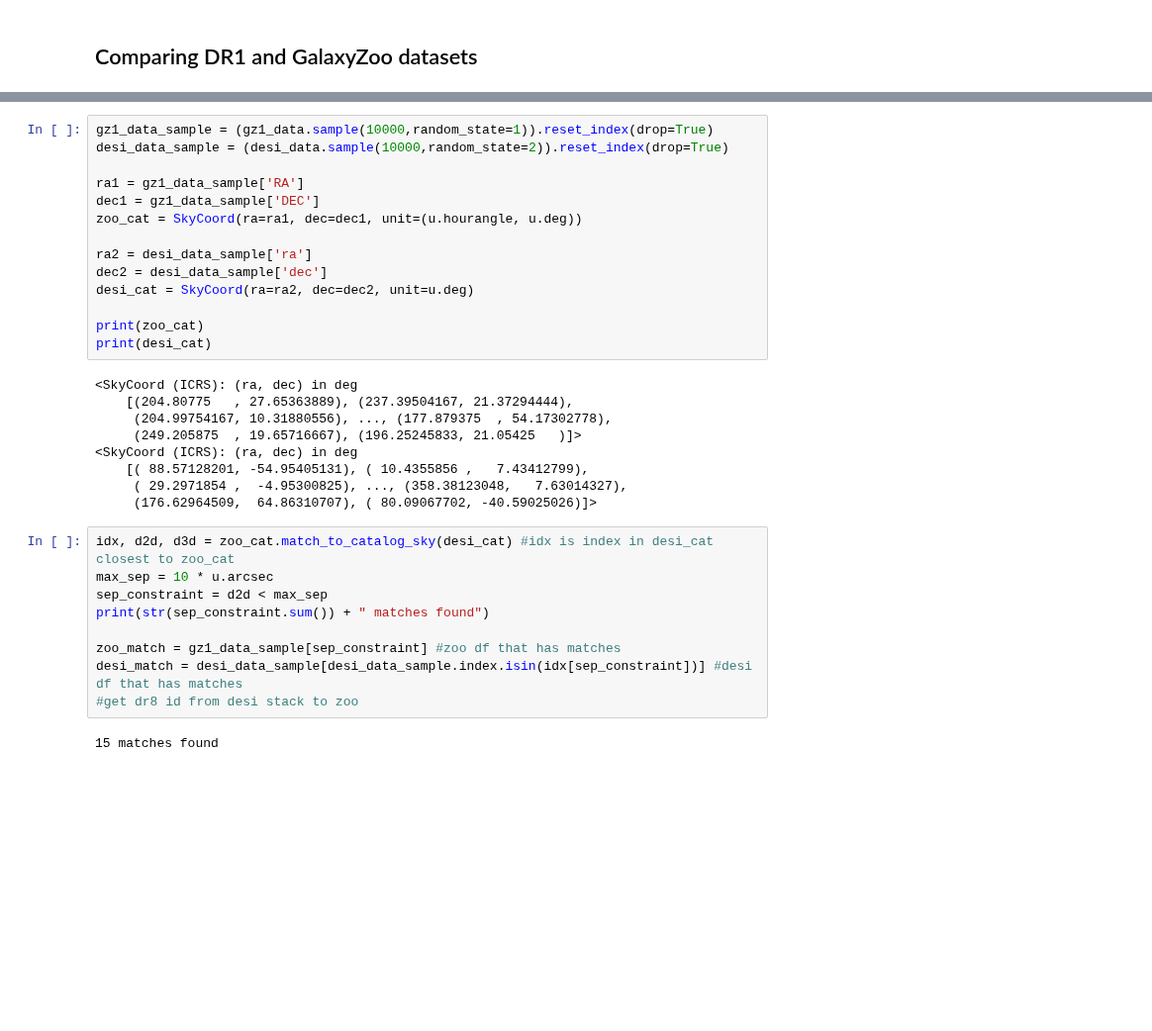
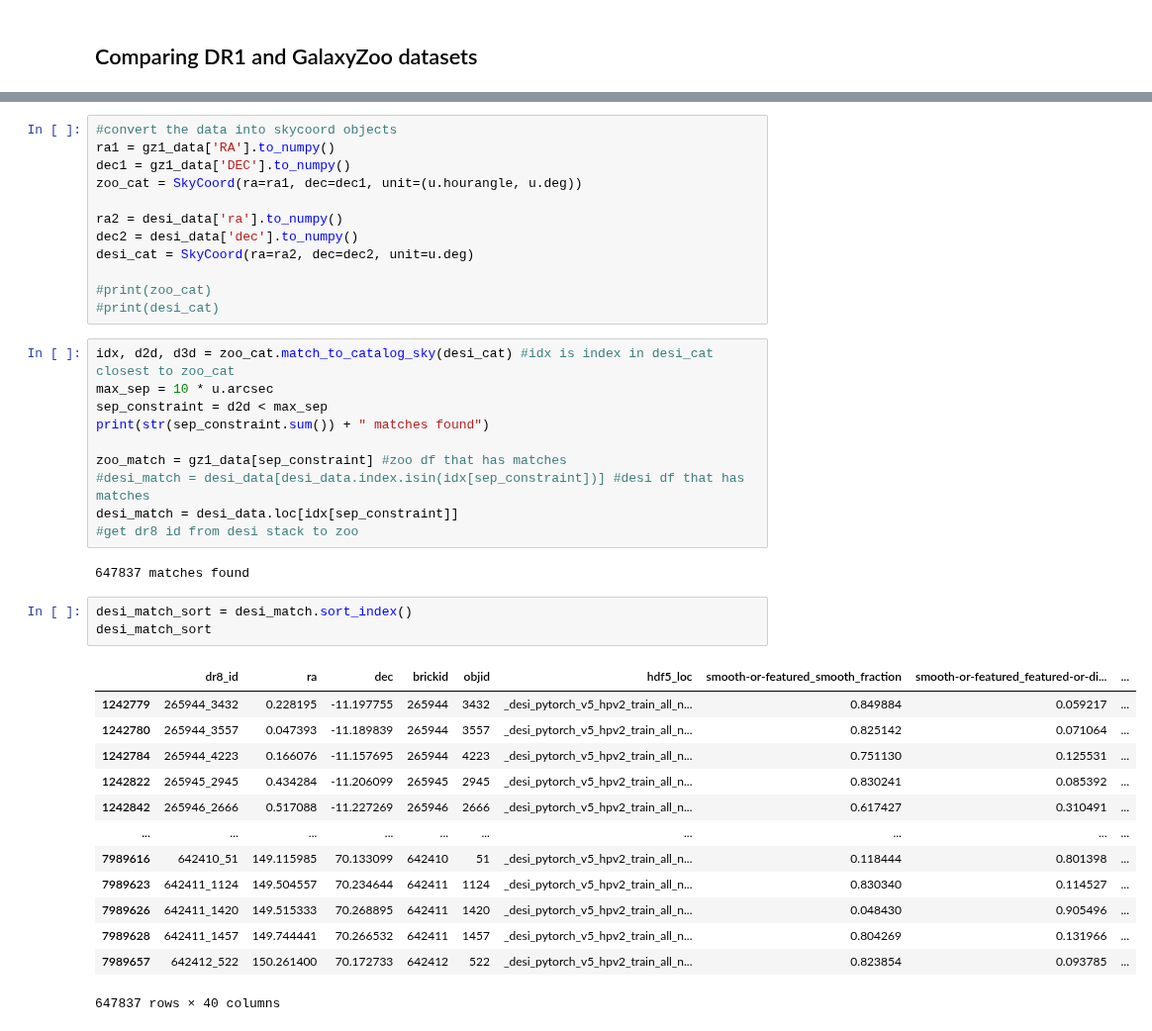
Before and after one commit to neil-power/mphys-galaxy, a Jupyter notebook: Code/dataset_manipulation.ipynb, the cells around one changed output, grey strips where cells are left out. Shown at 99% size. Cells and saved outputs as stored; diff of their text form; blank space fills up the shorter version.

```diff
--- a/Code/dataset_manipulation.ipynb
+++ b/Code/dataset_manipulation.ipynb
@@ -78,35 +64,42 @@ desi_data.head(5)
 # %%
-gz1_data_sample = (gz1_data.sample(10000,random_state=1)).reset_index(drop=True)
-desi_data_sample = (desi_data.sample(10000,random_state=2)).reset_index(drop=True)
-
-ra1 = gz1_data_sample['RA']
-dec1 = gz1_data_sample['DEC']
+#convert the data into skycoord objects
+ra1 = gz1_data['RA'].to_numpy()
+dec1 = gz1_data['DEC'].to_numpy()
 zoo_cat = SkyCoord(ra=ra1, dec=dec1, unit=(u.hourangle, u.deg))
 
-ra2 = desi_data_sample['ra']
-dec2 = desi_data_sample['dec']
+ra2 = desi_data['ra'].to_numpy()
+dec2 = desi_data['dec'].to_numpy()
 desi_cat = SkyCoord(ra=ra2, dec=dec2, unit=u.deg)
 
-print(zoo_cat)
-print(desi_cat)
+#print(zoo_cat)
+#print(desi_cat)
-# %% [output]
-<SkyCoord (ICRS): (ra, dec) in deg
-    [(204.80775   , 27.65363889), (237.39504167, 21.37294444),
-     (204.99754167, 10.31880556), ..., (177.879375  , 54.17302778),
-     (249.205875  , 19.65716667), (196.25245833, 21.05425   )]>
-<SkyCoord (ICRS): (ra, dec) in deg
-    [( 88.57128201, -54.95405131), ( 10.4355856 ,   7.43412799),
-     ( 29.2971854 ,  -4.95300825), ..., (358.38123048,   7.63014327),
-     (176.62964509,  64.86310707), ( 80.09067702, -40.59025026)]>
 # %%
 idx, d2d, d3d = zoo_cat.match_to_catalog_sky(desi_cat) #idx is index in desi_cat closest to zoo_cat
 max_sep = 10 * u.arcsec
 sep_constraint = d2d < max_sep
 print(str(sep_constraint.sum()) + " matches found")
 
-zoo_match = gz1_data_sample[sep_constraint] #zoo df that has matches
-desi_match = desi_data_sample[desi_data_sample.index.isin(idx[sep_constraint])] #desi df that has matches
+zoo_match = gz1_data[sep_constraint] #zoo df that has matches
+#desi_match = desi_data[desi_data.index.isin(idx[sep_constraint])] #desi df that has matches
+desi_match = desi_data.loc[idx[sep_constraint]]
 #get dr8 id from desi stack to zoo
 # %% [output]
-15 matches found
+647837 matches found
+# %%
+desi_match_sort = desi_match.sort_index()
+desi_match_sort
+# %% [output]
+|  | dr8_id | ra | dec | brickid | objid | hdf5_loc | smooth-or-featured_smooth_fraction | smooth-or-featured_featured-or-di... | ... |
+| 1242779 | 265944_3432 | 0.228195 | -11.197755 | 265944 | 3432 | _desi_pytorch_v5_hpv2_train_all_n... | 0.849884 | 0.059217 | ... |
+| 1242780 | 265944_3557 | 0.047393 | -11.189839 | 265944 | 3557 | _desi_pytorch_v5_hpv2_train_all_n... | 0.825142 | 0.071064 | ... |
+| 1242784 | 265944_4223 | 0.166076 | -11.157695 | 265944 | 4223 | _desi_pytorch_v5_hpv2_train_all_n... | 0.751130 | 0.125531 | ... |
+| 1242822 | 265945_2945 | 0.434284 | -11.206099 | 265945 | 2945 | _desi_pytorch_v5_hpv2_train_all_n... | 0.830241 | 0.085392 | ... |
+| 1242842 | 265946_2666 | 0.517088 | -11.227269 | 265946 | 2666 | _desi_pytorch_v5_hpv2_train_all_n... | 0.617427 | 0.310491 | ... |
+| ... | ... | ... | ... | ... | ... | ... | ... | ... | ... |
+| 7989616 | 642410_51 | 149.115985 | 70.133099 | 642410 | 51 | _desi_pytorch_v5_hpv2_train_all_n... | 0.118444 | 0.801398 | ... |
+| 7989623 | 642411_1124 | 149.504557 | 70.234644 | 642411 | 1124 | _desi_pytorch_v5_hpv2_train_all_n... | 0.830340 | 0.114527 | ... |
+| 7989626 | 642411_1420 | 149.515333 | 70.268895 | 642411 | 1420 | _desi_pytorch_v5_hpv2_train_all_n... | 0.048430 | 0.905496 | ... |
+| 7989628 | 642411_1457 | 149.744441 | 70.266532 | 642411 | 1457 | _desi_pytorch_v5_hpv2_train_all_n... | 0.804269 | 0.131966 | ... |
+| 7989657 | 642412_522 | 150.261400 | 70.172733 | 642412 | 522 | _desi_pytorch_v5_hpv2_train_all_n... | 0.823854 | 0.093785 | ... |
+647837 rows × 40 columns
 # %%
```
Also changed, not shown: parts of 11 cells of this notebook, 1 other file.
